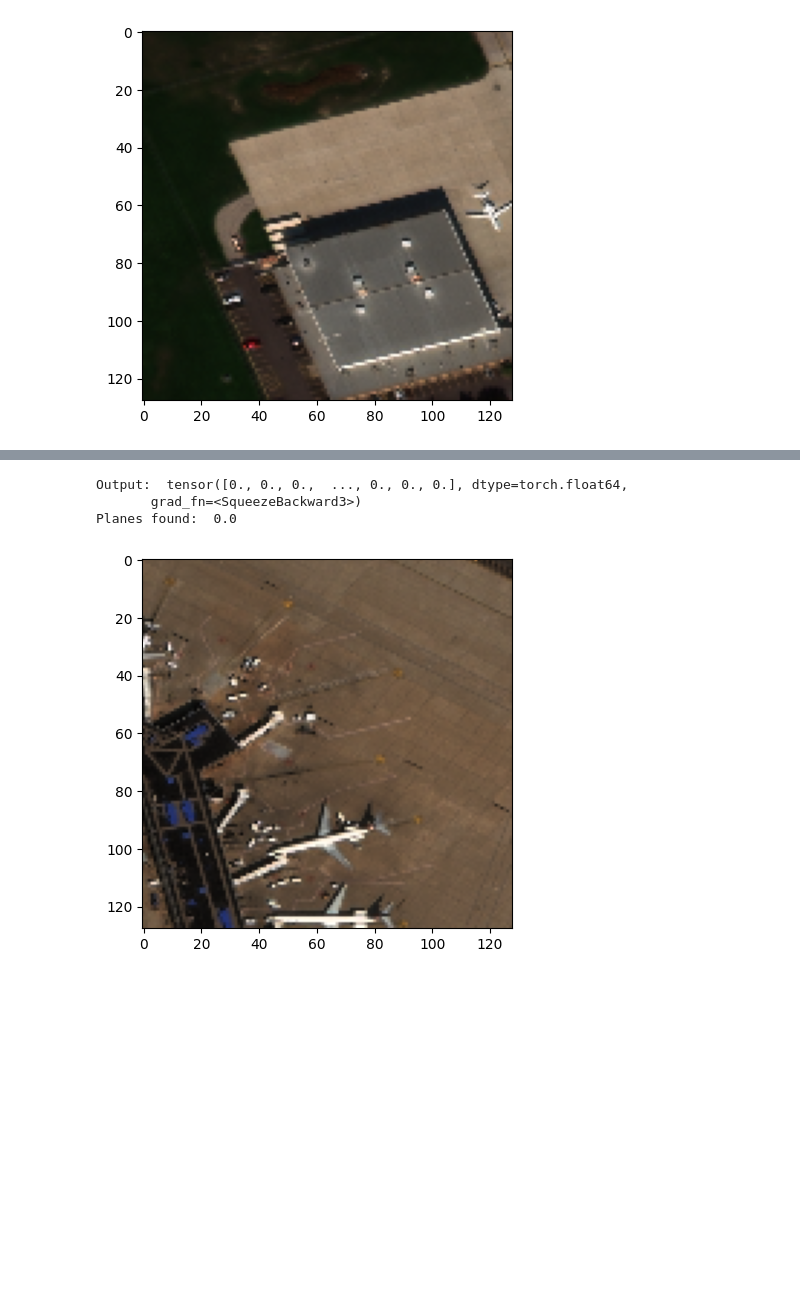
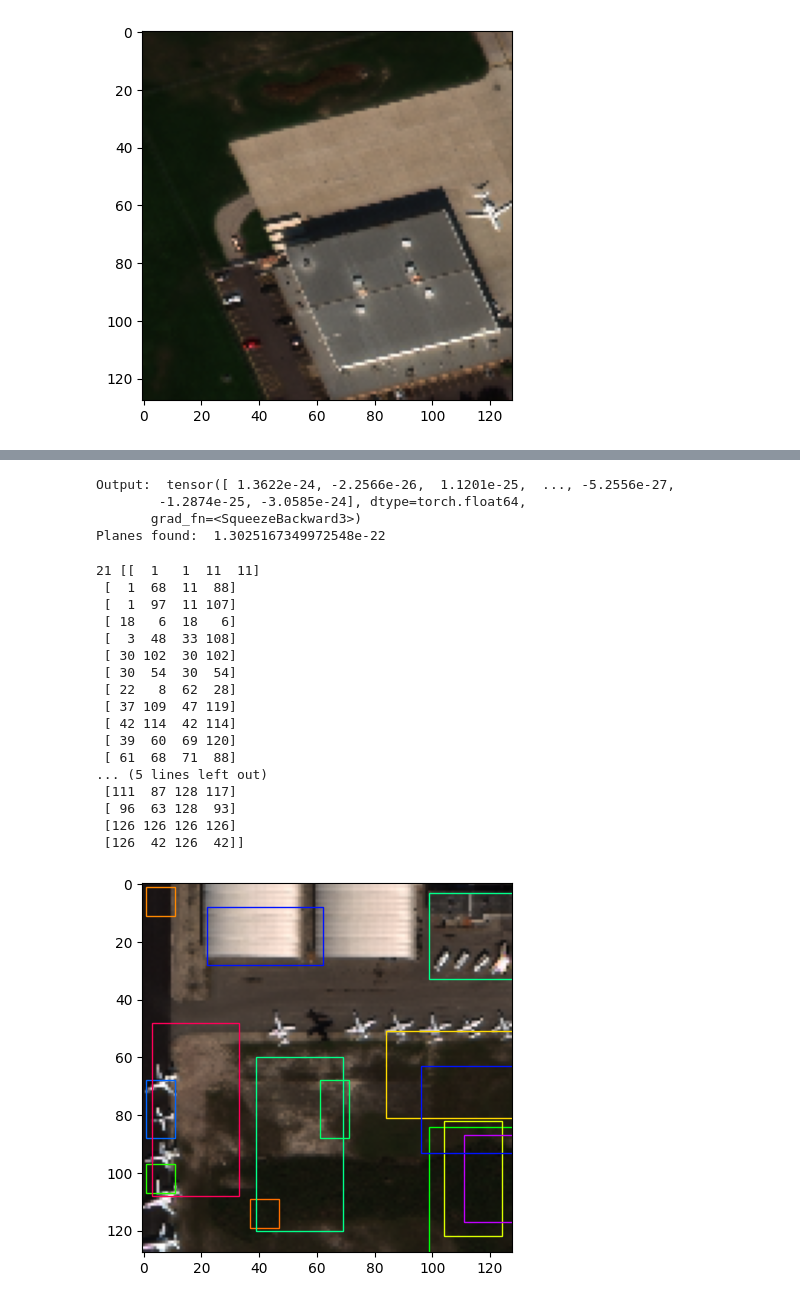
Before and after one commit to arturfabricio/aircraft-detection, a Jupyter notebook: src/inference.ipynb, the cells around one changed output, grey strips where cells are left out. Drawn from its saved outputs; the diff is of its cells as text; code cells hidden in the pictures; blank space fills up the shorter version.

Commit message:
added model loading inference something

```diff
--- a/src/inference.ipynb
+++ b/src/inference.ipynb
@@ -35,7 +36,7 @@ def display_bbox_target_vector(img,target,np_bboxs):
 #Loading the model
 
 dir_root = os.path.abspath('')
-model_dir = Path(dir_root, '../data/model/1670060755.016263.pth') # replace here the name of the model you want to use
+model_dir = Path(dir_root, '../data/model/1669996035.1643777.pth') # replace here the name of the model you want to use
 # %%
 bboxs = bbox_utils.generate(10, 130//4, 10, (new_size, new_size))
 print(len(bboxs))
@@ -96,13 +97,14 @@ class AircraftModel(nn.Module):
         )
 
         self.connected = nn.Sequential(
-            nn.LazyLinear(out_features=64),
+            # nn.LazyLinear(out_features=64),
+            nn.Linear(in_features=100352, out_features=64, bias=True),
             nn.ReLU(),
             nn.Linear(64, out_features=len(bboxs), bias=False)
         )
 
     def forward(self, x):
         x = self.conv(x)
-        x = torch.flatten(x,0) #had to add this otherwise we get an error related to shapes - it shouldn't alter the result
+        x = torch.flatten(x, 0) #had to add this otherwise we get an error related to shapes - it shouldn't alter the result
         x = self.connected(x)
         return x
@@ -133,0 +111,17 @@ AircraftModel(
+# %%
+DEBUG_LAYERS = True
+
+model = AircraftModel().double()
+loaded_model = torch.load(model_dir, map_location = torch.device('cpu'))
+
+if DEBUG_LAYERS:
+    print('------------ MODEL FORMAT -------------')
+    for layer_name, tensor in model.named_parameters():
+        print(layer_name, tensor.size())
+    print('----------- LOADED MODEL --------------')
+    for layer_name, tensor in loaded_model.named_parameters():
+        print(layer_name, tensor.size())
+
+
+model.load_state_dict(loaded_model.state_dict())
+model.eval()
@@ -134,5 +168,5 @@ AircraftModel(
 # %%
-image_index = 10
+image_index = 20
 
 input_init = torch.from_numpy(annot_train['image'][image_index])
 input = torch.permute(input_init,(2,1,0))
@@ -140,11 +174,45 @@ output = model(input)
 print("Output: ",output)
 print("Planes found: ",sum(output.detach().numpy())) #when the model outputs proper 1's and 0'2 this should make more sense
 # %% [output]
-Output:  tensor([0., 0., 0.,  ..., 0., 0., 0.], dtype=torch.float64,
+Output:  tensor([ 1.3622e-24, -2.2566e-26,  1.1201e-25,  ..., -5.2556e-27,
+        -1.2874e-25, -3.0585e-24], dtype=torch.float64,
        grad_fn=<SqueezeBackward3>)
-Planes found:  0.0
+Planes found:  1.3025167349972548e-22
 # %%
+# Confidence equal to, or higher gets shown
+THRESHHOLD = 1e-23
+
+def display_bbox_target_vector(img,target,np_bboxs):
+    to_draw = np_bboxs[target >= THRESHHOLD]
+    print(len(to_draw), to_draw)
+
+    fig, ax = plt.subplots()
+    ax.imshow(img)
+    for bbox in to_draw:
+        rect = patches.Rectangle((bbox[0], bbox[1]), bbox[2]-bbox[0],
+                                bbox[3]-bbox[1], linewidth=1, edgecolor=bbox_utils.get_random_color(), facecolor='none')
+        ax.add_patch(rect)
+    plt.show()
+
+
 np_bboxs = np.asarray(list(map(lambda BBOX: [BBOX.arr[0], BBOX.arr[1], BBOX.arr[2], BBOX.arr[3]], bboxs)))
 display_bbox_target_vector(annot_train['image'][image_index],output.detach().numpy(),np_bboxs)
 # %% [output]
+21 [[  1   1  11  11]
+ [  1  68  11  88]
+ [  1  97  11 107]
+ [ 18   6  18   6]
+ [  3  48  33 108]
+ [ 30 102  30 102]
+ [ 30  54  30  54]
+ [ 22   8  62  28]
+ [ 37 109  47 119]
+ [ 42 114  42 114]
+ [ 39  60  69 120]
+ [ 61  68  71  88]
+... (5 lines left out)
+ [111  87 128 117]
+ [ 96  63 128  93]
+ [126 126 126 126]
+ [126  42 126  42]]
-[figure, old version]
+[figure, new version]
```
Also changed, not shown: parts of 4 cells of this notebook.
